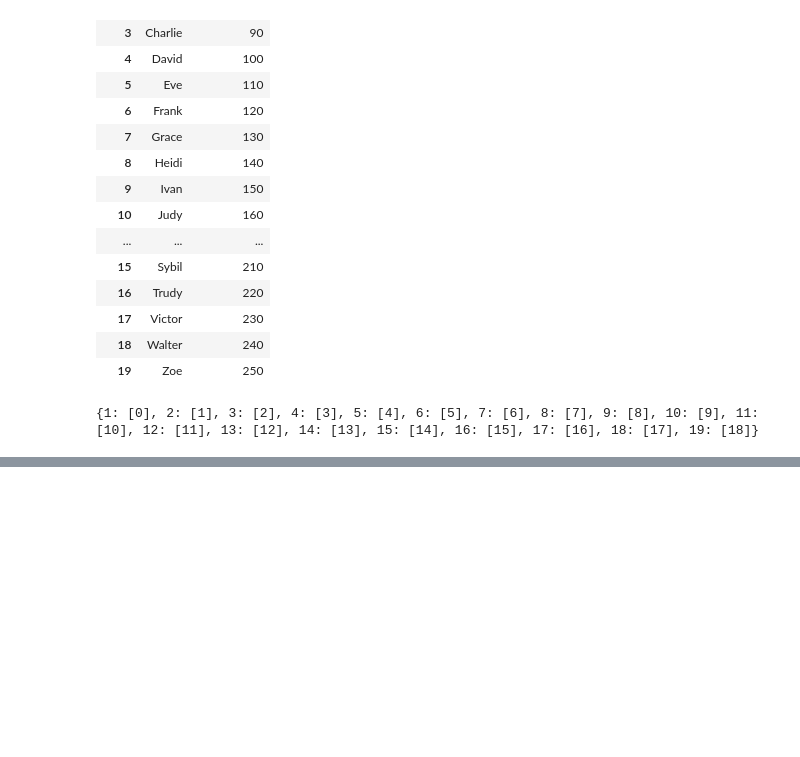
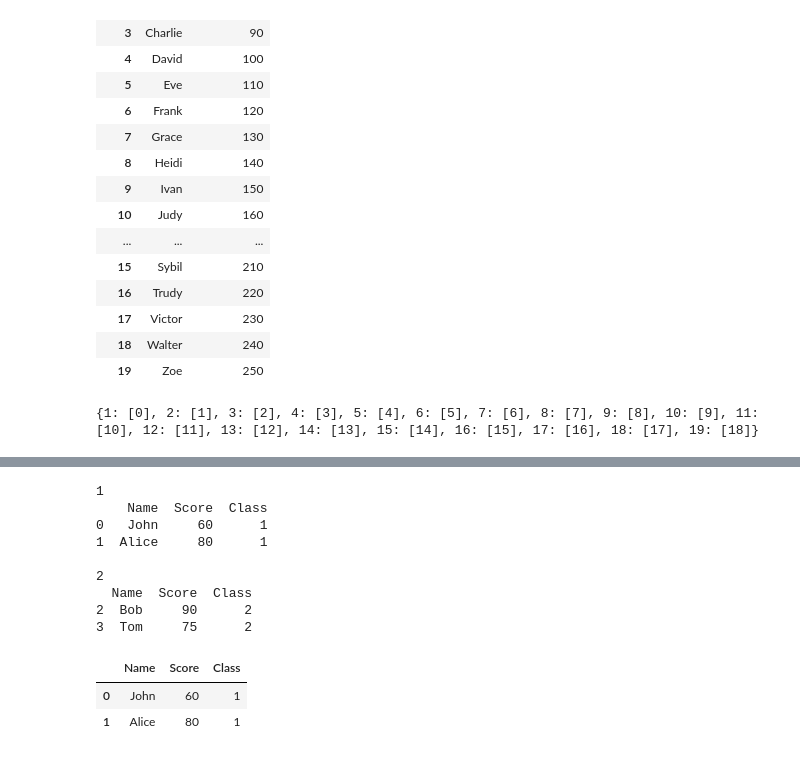
Before and after one commit to Arefe-Masnouie/python, a Jupyter notebook: pandas/pandas.ipynb, the cells around one changed output, grey strips where cells are left out. Drawn from its saved outputs; the diff is of its cells as text; code cells hidden in the pictures; blank space fills up the shorter version.

```diff
--- a/pandas/pandas.ipynb
+++ b/pandas/pandas.ipynb
@@ -208,0 +230,20 @@ class_groups.groups #grouping by score
+# %%
+#iterate through groups
+for name,group in class_groups:
+    print(name)
+    print(group, '\n')
+
+class_groups.get_group(1) # get information of class #1
+# %% [output]
+1
+    Name  Score  Class
+0   John     60      1
+1  Alice     80      1
+
+2
+  Name  Score  Class
+2  Bob     90      2
+3  Tom     75      2
+|  | Name | Score | Class |
+| 0 | John | 60 | 1 |
+| 1 | Alice | 80 | 1 |
```
Also changed, not shown: parts of 5 cells of this notebook.
